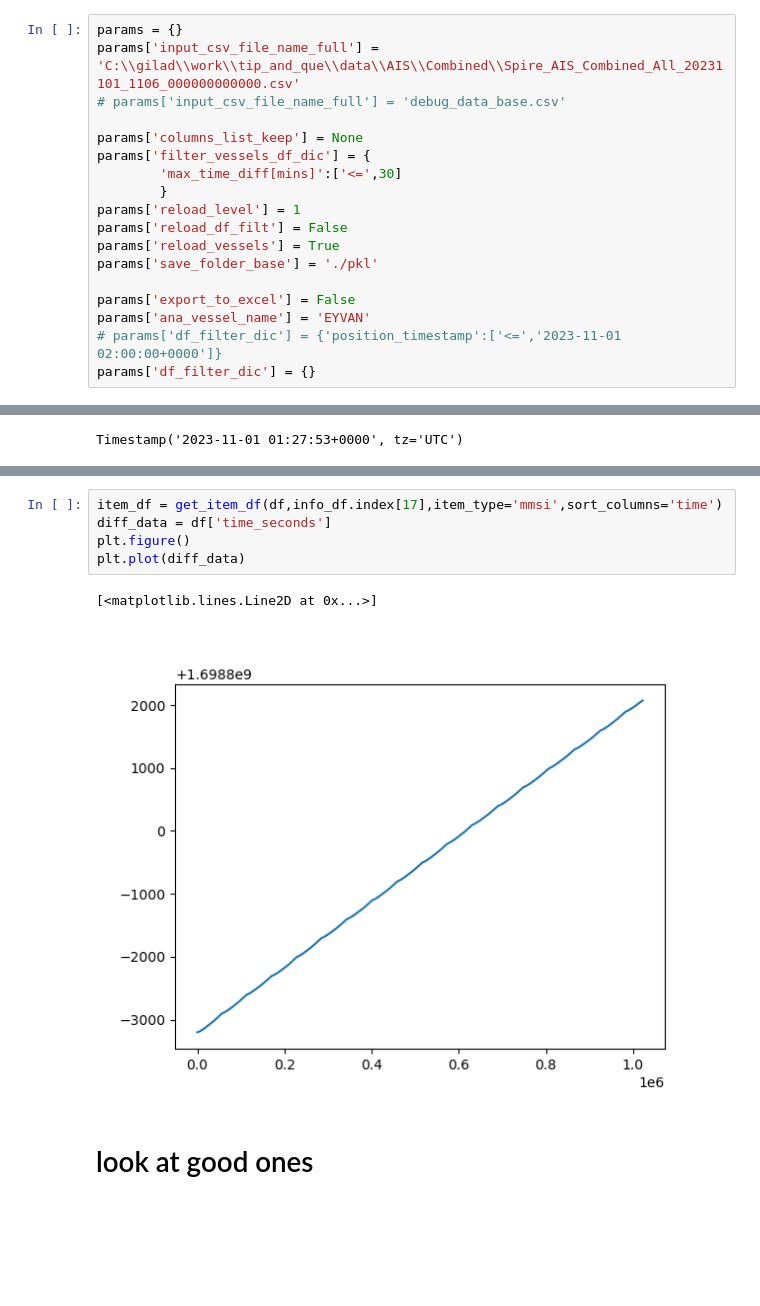
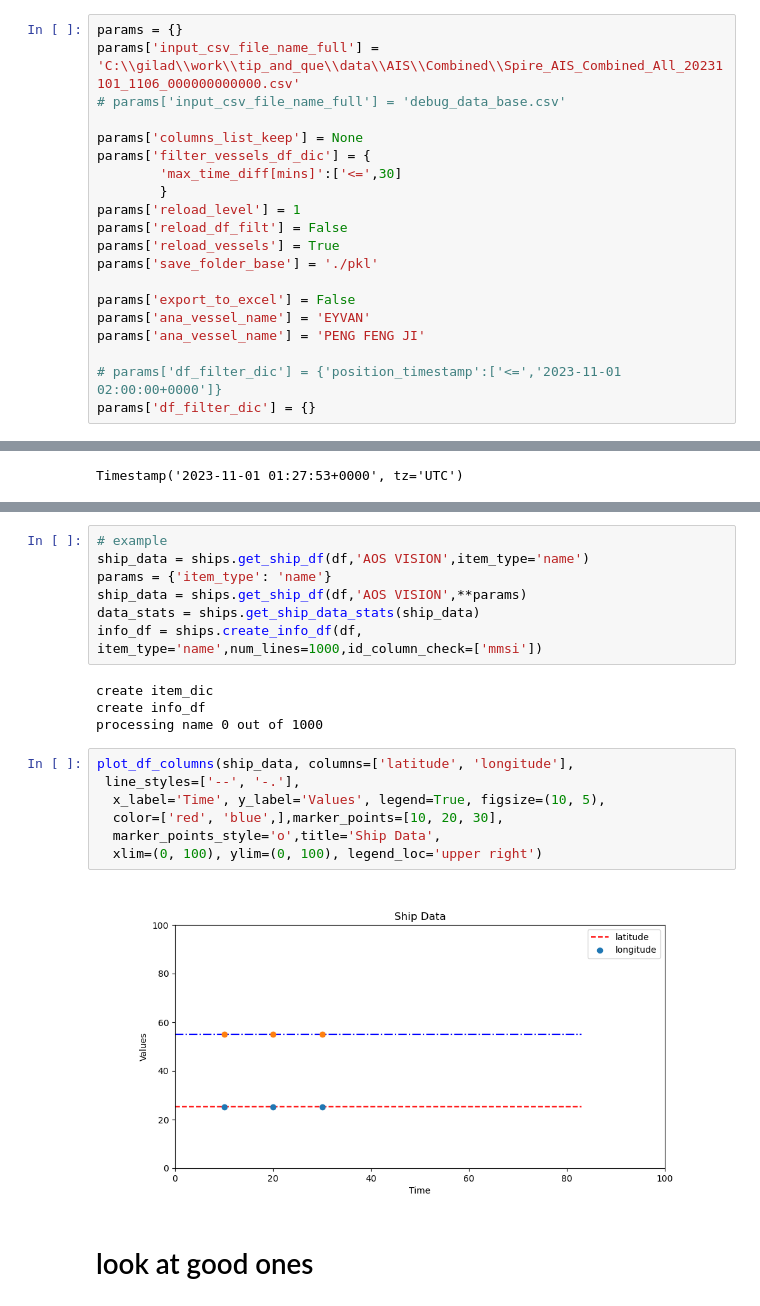
Before and after one commit to giladdanin10/tip-and-que-ships-personal, a Jupyter notebook: explore ships.ipynb, the cells around one changed output, grey strips where cells are left out. Drawn from its saved outputs; the diff is of its cells as text; blank space fills up the shorter version.

Commit message:
plot_df integrated

```diff
--- a/explore ships.ipynb
+++ b/explore ships.ipynb
@@ -43,6 +43,8 @@ params['save_folder_base'] = './pkl'
 
 params['export_to_excel'] = False
 params['ana_vessel_name'] = 'EYVAN'
+params['ana_vessel_name'] = 'PENG FENG JI'
+
 # params['df_filter_dic'] = {'position_timestamp':['<=','2023-11-01 02:00:00+0000']}
 params['df_filter_dic'] = {}
 # %% [markdown]
@@ -510,10 +74,22 @@ pd.set_option('display.max_rows', 30)
-# %%
-item_df = get_item_df(df,info_df.index[17],item_type='mmsi',sort_columns='time')
-diff_data = df['time_seconds']
-plt.figure()
-plt.plot(diff_data)
-# %% [output]
-[<matplotlib.lines.Line2D at 0x...>]
-[figure, removed]
+# %%
+# example
+ship_data = ships.get_ship_df(df,'AOS VISION',item_type='name')
+params = {'item_type': 'name'}
+ship_data = ships.get_ship_df(df,'AOS VISION',**params)
+data_stats = ships.get_ship_data_stats(ship_data)
+info_df = ships.create_info_df(df, item_type='name',num_lines=1000,id_column_check=['mmsi'])
+# %% [output]
+create item_dic
+create info_df
+processing name 0 out of 1000
+# %%
+plot_df_columns(ship_data, columns=['latitude', 'longitude'],
+ line_styles=['--', '-.'],
+  x_label='Time', y_label='Values', legend=True, figsize=(10, 5),
+  color=['red', 'blue',],marker_points=[10, 20, 30],
+  marker_points_style='o',title='Ship Data',
+  xlim=(0, 100), ylim=(0, 100), legend_loc='upper right')
+# %% [output]
+[figure, added]
 # %% [markdown]
 # look at good ones
```
Also changed, not shown: parts of 18 cells of this notebook, 3 other files.
